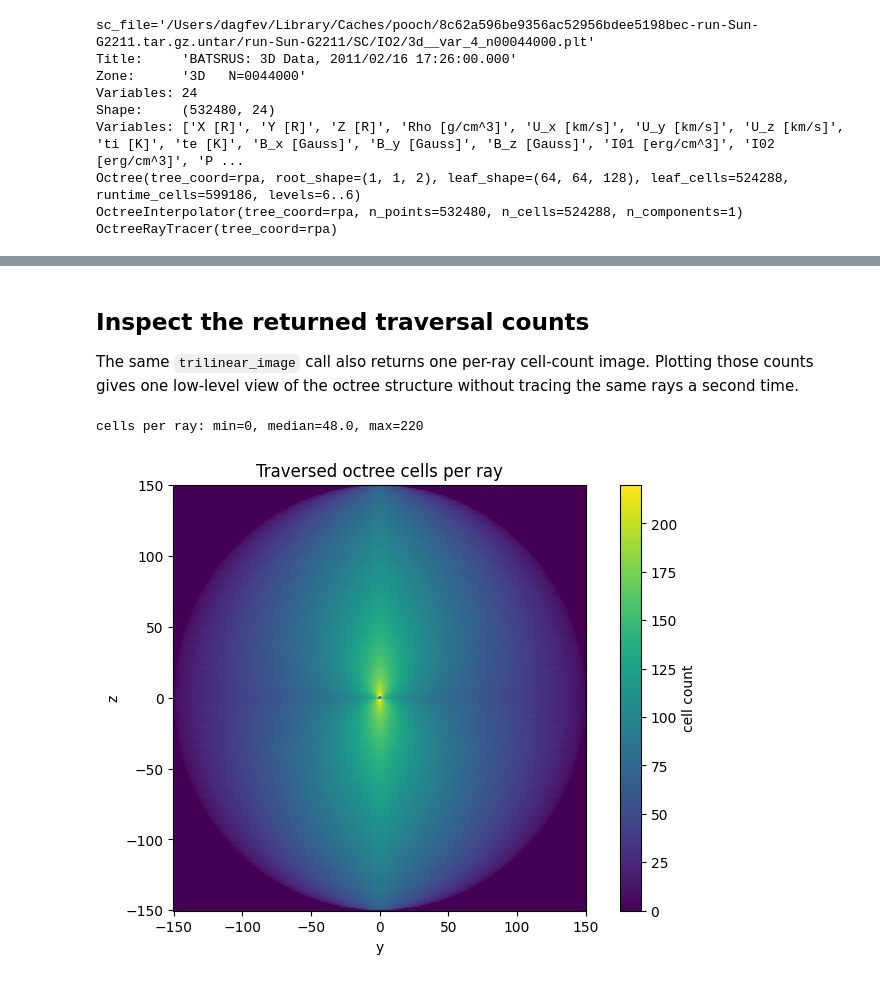
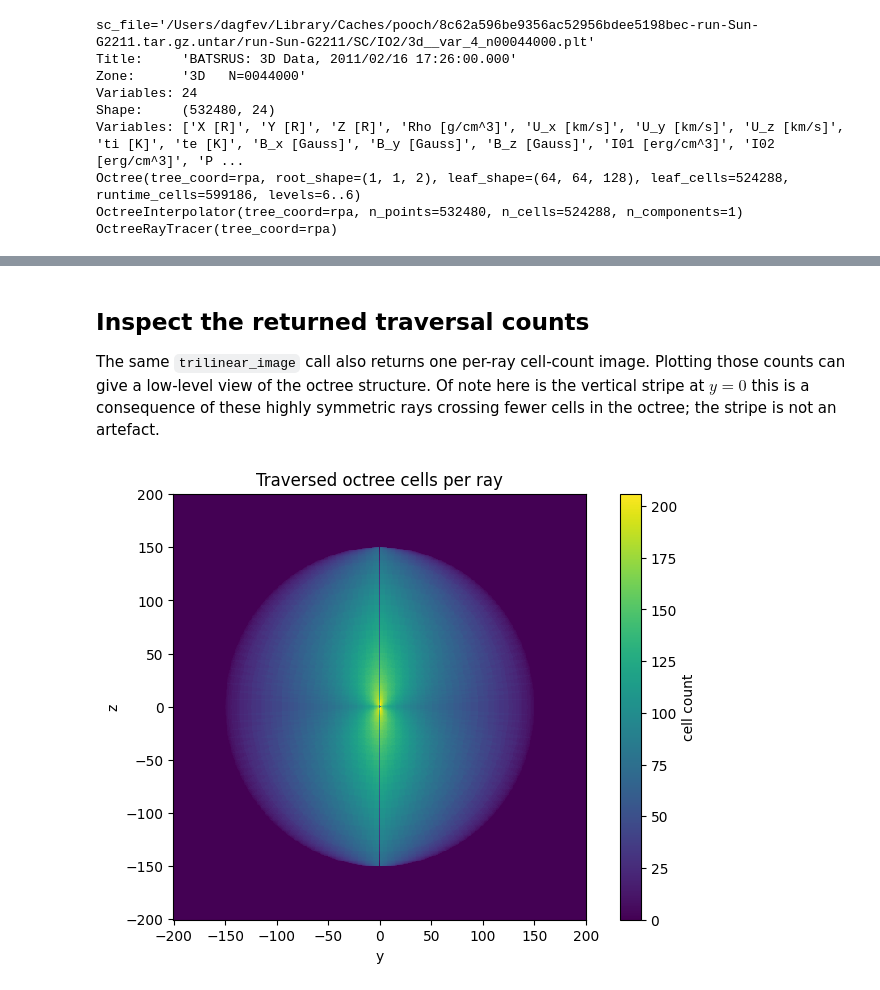
Before and after one commit to svaberg/batcamp, a Jupyter notebook: examples/ray_image.ipynb, the cells around one changed output, grey strips where cells are left out. Saved outputs shown, nothing was run; the diff lists cells and outputs as text; code cells hidden in the pictures.

```diff
--- a/examples/ray_image.ipynb
+++ b/examples/ray_image.ipynb
@@ -52,10 +52,10 @@ The ray origins and directions are passed in Cartesian coordinates. To keep the
 # %%
 
 y, z = np.meshgrid(
-    np.linspace(-50, 50, 512),
-    np.linspace(-50, 50, 512), indexing="xy")
+    np.linspace(-200,200, 511),
+    np.linspace(-200,200, 511), indexing="xy")
 
-x = np.full_like(y, -450)
+x = np.full_like(y, -200)
 
 origins = np.stack((x, y, z), axis=-1)
 
@@ -85,21 +84,14 @@ plt.show()
 # %% [markdown]
 ## Inspect the returned traversal counts
 
-The same `trilinear_image` call also returns one per-ray cell-count image. Plotting those counts gives one low-level view of the octree structure without tracing the same rays a second time.
+The same `trilinear_image` call also returns one per-ray cell-count image. Plotting those counts can give a low-level view of the octree structure. Of note here is the vertical stripe at $y=0$ this is a consequence of these highly symmetric rays crossing fewer cells in the octree; the stripe is not an artefact.
 # %%
-print(
-    f"cells per ray: min={int(cell_counts.min())}, "
-    f"median={float(np.median(cell_counts)):.1f}, "
-    f"max={int(cell_counts.max())}"
-)
-
 fig, ax = plt.subplots(figsize=(6, 5), constrained_layout=True)
-mesh = ax.pcolormesh(y, z, cell_counts, shading="auto")
+mesh = ax.pcolormesh(y, z, cell_counts)
 ax.set_xlabel("y")
 ax.set_ylabel("z")
 ax.set_title("Traversed octree cells per ray")
 fig.colorbar(mesh, ax=ax, label="cell count")
 plt.show()
 # %% [output]
-cells per ray: min=0, median=48.0, max=220
-[figure, old version]
+[figure, new version]
```
Also changed, not shown: parts of 9 cells of this notebook, 2 other files.
